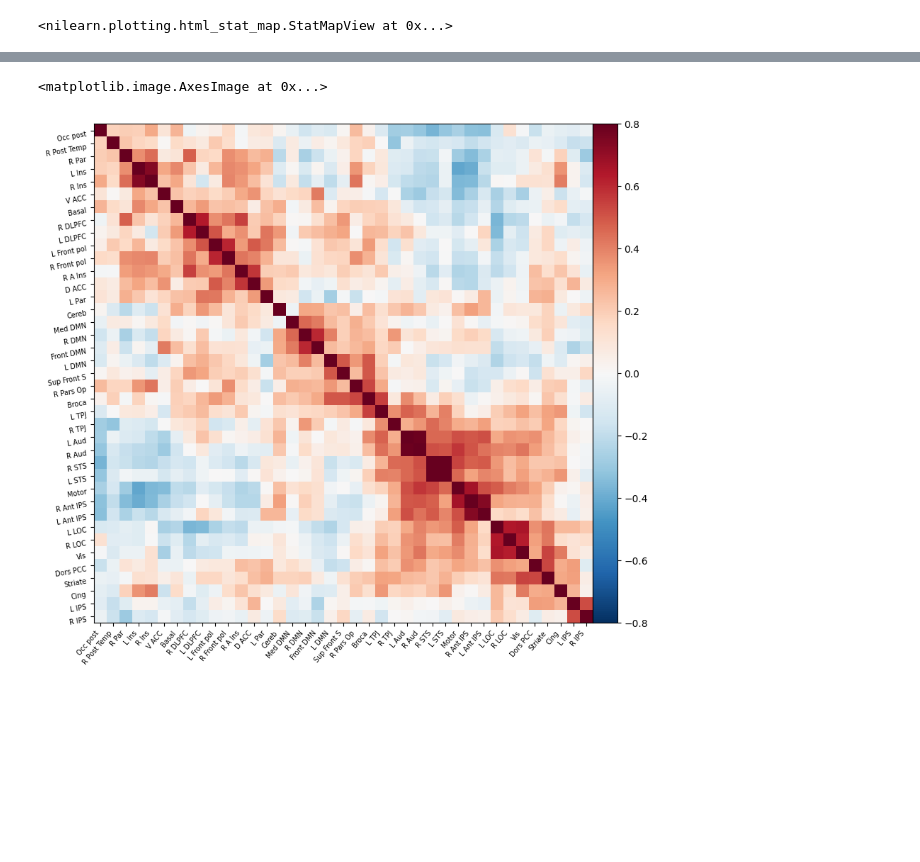
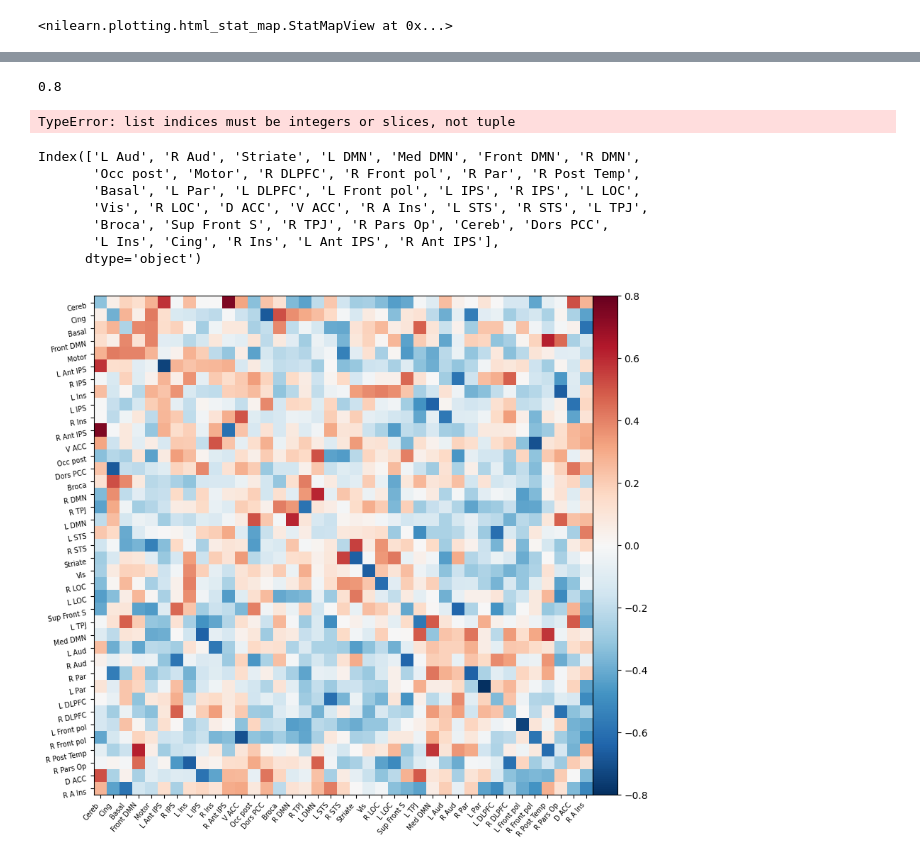
Before and after one commit to WMDA/socio-emotion-cognition, a Jupyter notebook: resting/view_output/testing_workflow.ipynb, the cells around one changed output, grey strips where cells are left out. Cells and saved outputs as stored; diff of their text form; code cells hidden in the pictures; blank space fills up the shorter version.

```diff
--- a/resting/view_output/building_msdl_atlas.ipynb
+++ b/resting/view_output/testing_workflow.ipynb
@@ -19 +12,7 @@ msdl = datasets.fetch_atlas_msdl()
+# %%
+resting_path = config('resting')
+time_series = load_pickle(os.path.join(resting_path, 'measures', 'time_series'))
+an_time_series = time_series['an']
+hc_time_series = time_series['hc']
+msdl = datasets.fetch_atlas_msdl()
 # %%
@@ -78,3 +32,3 @@ plt.show()
 # %%
 correlation_measure = ConnectivityMeasure(kind="tangent")
-correlation_matrix = correlation_measure.fit_transform([time_series])[0]
+correlation_matrix = correlation_measure.fit_transform(an_time_series)
@@ -85,0 +35,10 @@ ValueError: Tangent space parametrization can only be applied to a group of subj
+# %%
+_, axes = plt.subplots(1, 3, figsize=(15, 5))
+for i, (matrix, ax) in enumerate(zip(correlation_matrix, axes)):
+    plotting.plot_matrix(
+        matrix,
+        tri="lower",
+        colorbar=False,
+        axes=ax,
+        title=f"tangent offset, an {i}",
+    )
@@ -86,12 +161,29 @@ ValueError: Tangent space parametrization can only be applied to a group of subj
+# %%
+np.mean(scores)
+# %% [output]
+0.8
+# %%
+group[76, 47,  0, 53, 44]
+# %% [output]
+TypeError: list indices must be integers or slices, not tuple
+# %%
+c.columns
+# %% [output]
+Index(['L Aud', 'R Aud', 'Striate', 'L DMN', 'Med DMN', 'Front DMN', 'R DMN',
+       'Occ post', 'Motor', 'R DLPFC', 'R Front pol', 'R Par', 'R Post Temp',
+       'Basal', 'L Par', 'L DLPFC', 'L Front pol', 'L IPS', 'R IPS', 'L LOC',
+       'Vis', 'R LOC', 'D ACC', 'V ACC', 'R A Ins', 'L STS', 'R STS', 'L TPJ',
+       'Broca', 'Sup Front S', 'R TPJ', 'R Pars Op', 'Cereb', 'Dors PCC',
+       'L Ins', 'Cing', 'R Ins', 'L Ant IPS', 'R Ant IPS'],
+      dtype='object')
 # %%
-plotting.plot_matrix(
-    correlation_matrix,
+p = plotting.plot_matrix(
+    matrix,
     figure=(10, 8),
-    labels=mdsl['labels'],
+    labels=msdl['labels'],
     vmax=0.8,
     vmin=-0.8,
     reorder=True,
 )
 # %% [output]
-<matplotlib.image.AxesImage at 0x...>
-[figure, old version]
+[figure, new version]
```
Also changed, not shown: parts of 26 cells of this notebook.
